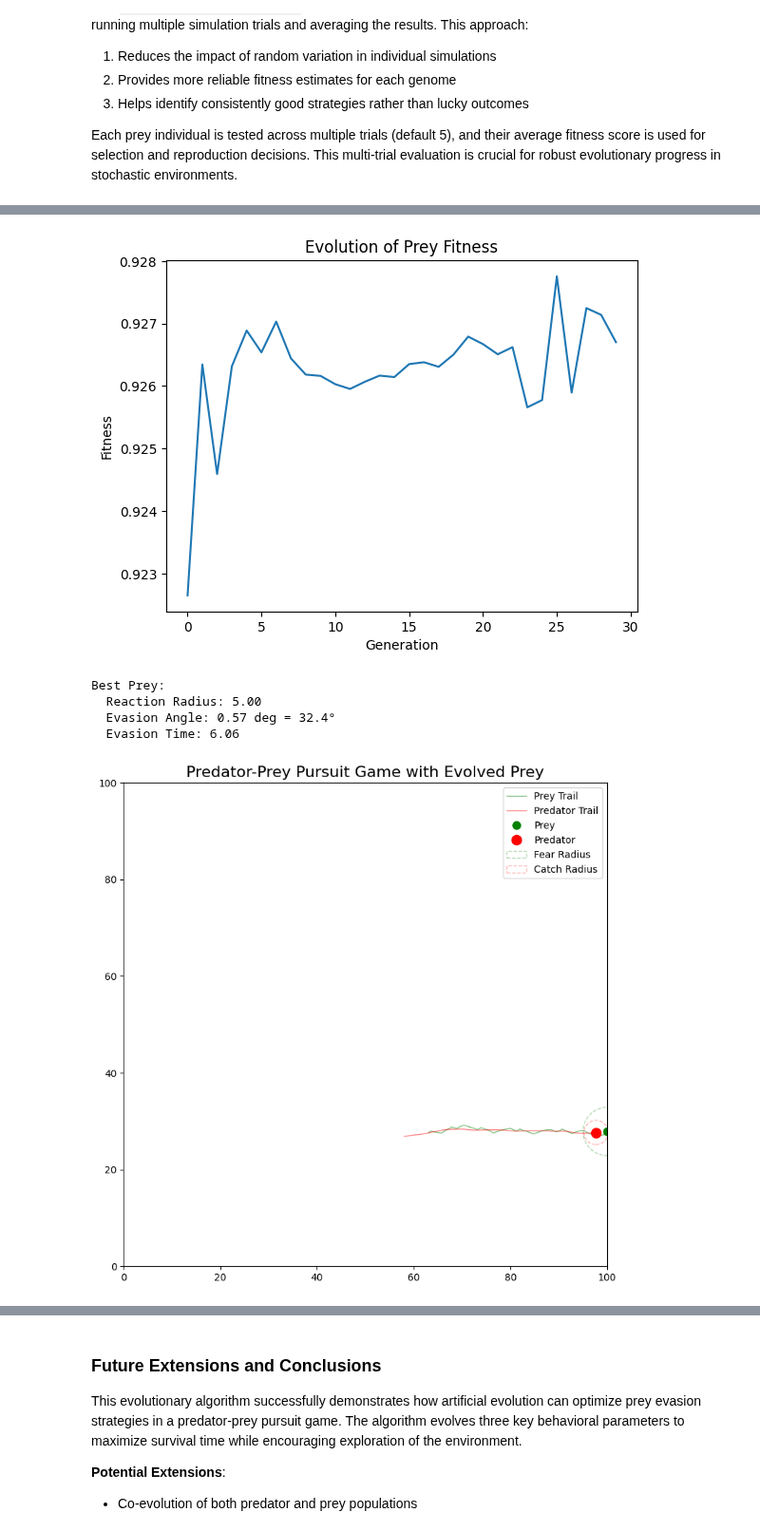
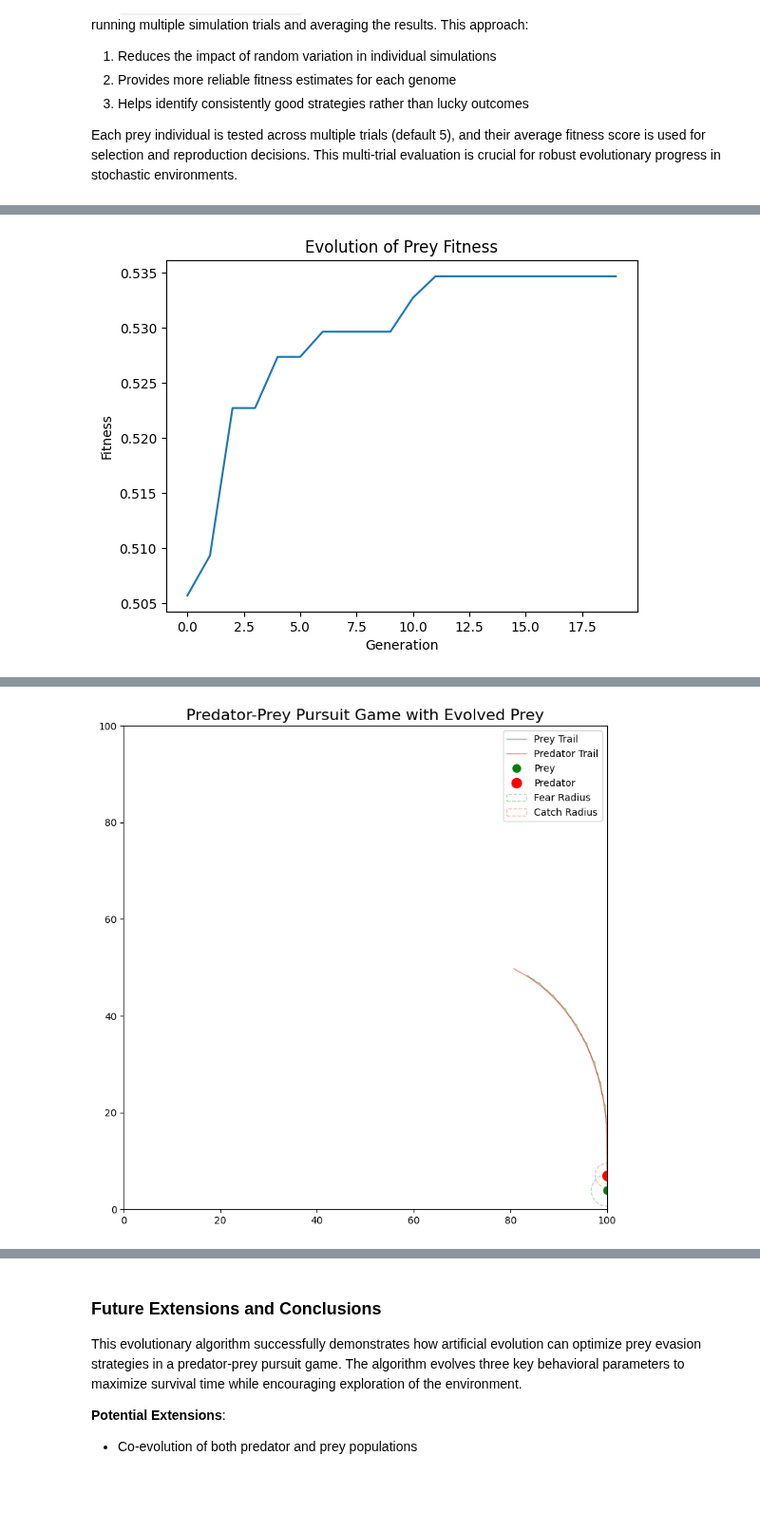
Before and after one commit to quercia-dev/pursuit-curves, a Jupyter notebook: 02_EvolutionaryAlgorithm.ipynb, the cells around one changed output, grey strips where cells are left out. Shown at 95% size. Saved outputs shown, nothing was run; the diff lists cells and outputs as text; code cells hidden in the pictures; blank space fills up the shorter version.

```diff
--- a/02_EvolutionaryAlgorithm.ipynb
+++ b/02_EvolutionaryAlgorithm.ipynb
@@ -121,9 +121,9 @@ def mutate_genome(genome, attr_ranges: dict, rate: float = 0.2, strength: float
     return mutated
 
 prey_ranges = {
-    "react_radius": (5.0, 50.0),
+    "react_radius": (2.0, 10.0),
     "evasion_angle": (0.0, 2.0 * np.pi),
-    "evasion_time": (1.0, 10.0)
+    "evasion_time": (0.1, 10.0)
 }
 
 def mutate_prey(genome, rate=0.2, strength=0.2):
@@ -196,9 +196,9 @@ def initialize_prey_population(population_size):
     population = []
     for _ in range(population_size):
         genome = PreyGenome()
-        genome.react_radius = np.random.uniform(5.0, 50.0)
-        genome.evasion_angle = np.random.uniform(0.0, 2 * np.pi)
-        genome.evasion_time = np.random.uniform(1.0, 10.0)
+        genome.react_radius = np.random.uniform(2.0, 10.0)
+        genome.evasion_angle = np.random.uniform(np.pi / 8, 2 * np.pi)
+        genome.evasion_time = np.random.uniform(0.5, 10.0)
         population.append(genome)
     return population
 # %% [markdown]
@@ -249,6 +252,7 @@ The function returns the final evolved population along with historical data for
 # %%
 def evolve_preys(simulation_params, prey_pop_size=50, generations=100,
-           mutation_rate=0.2, mutation_strength=0.2, crossover_rate=0.7):
+           mutation_rate=0.2, mutation_strength=0.2, crossover_rate=0.7,
+           verbose=False):
     """
     Main evolutionary algorithm loop that evolves prey populations
     """
@@ -258,7 +262,8 @@ def evolve_preys(simulation_params, prey_pop_size=50, generations=100,
     best_prey_history = []
 
     for generation in range(generations):
-        print(f"Generation {generation+1}/{generations}")
+        if verbose:
+            print(f"Generation {generation+1}/{generations}")
 
         # Evaluate fitness
         fitness_values = evaluate_prey_population(prey_population, simulation_params)
@@ -273,7 +278,8 @@ def evolve_preys(simulation_params, prey_pop_size=50, generations=100,
         best_prey_history.append(best_prey)
 
         # Print progress
-        print(f"  Best prey fitness: {fitness_history[-1]:.4f}")
+        if verbose:
+            print(f"  Best prey fitness: {fitness_history[-1]:.4f}")
 
         # Create new generation with recombination and mutation
         new_prey_population = []
@@ -321,25 +327,17 @@ simulation_params = {
     'dt': 0.1,
     'width': 100,
     'height': 100,
-    'max_time': 100  # Maximum simulation time
+    'max_time': 60  # Maximum simulation time
 }
 
 # Run evolution
 prey_pop, prey_history, best_prey_history = evolve_preys(
     simulation_params,
-    prey_pop_size=10,
-    generations=30,
+    prey_pop_size=30,
+    generations=20,
     mutation_rate=0.3,
     mutation_strength=0.25
 )
-
-# Visualize evolution progress
-def visualize_evolution(fitness_history):
-    plt.plot(fitness_history)
-    plt.xlabel("Generation")
-    plt.ylabel("Fitness")
-    plt.title("Evolution of Prey Fitness")
-    plt.show()
 
 visualize_evolution(prey_history)
 
@@ -351,38 +349,7 @@ print(f"  Reaction Radius: {best_prey.react_radius:.2f}")
 print(f"  Evasion Angle: {best_prey.evasion_angle:.2f} deg = {best_prey.evasion_angle * 180 / np.pi:.1f}°")
 print(f"  Evasion Time: {best_prey.evasion_time:.2f}")
 
-# Visualize a simulation with the best individual
-def visualize_best_simulation(best_prey, simulation_params):
-    game = run_simulation(best_prey, simulation_params)
-
-    fig, ax = plt.subplots(figsize=(12, 9))
-    ax.set_xlim(0, game.width)
-    ax.set_ylim(0, game.height)
-    ax.set_aspect('equal')
-    ax.set_title('Predator-Prey Pursuit Game with Evolved Prey', fontsize=16)
-
-    # Plot prey and predator trails
-    prey_x, prey_y = zip(*game.prey_trail)
-    pred_x, pred_y = zip(*game.predator_trail)
-    ax.plot(prey_x, prey_y, 'g-', alpha=0.5, linewidth=1, label='Prey Trail')
-    ax.plot(pred_x, pred_y, 'r-', alpha=0.5, linewidth=1, label='Predator Trail')
-
-    # Plot final positions
-    ax.plot(game.prey.x, game.prey.y, 'go', markersize=8, label='Prey')
-    ax.plot(game.predator.x, game.predator.y, 'ro', markersize=10, label='Predator')
-
-    # Fear radius circle
-    fear_circle = plt.Circle((game.prey.x, game.prey.y), game.prey.react_radius,
-                           fill=False, color='green', alpha=0.3, linestyle='--', label='Fear Radius')
-    ax.add_patch(fear_circle)
-
-    # Catch radius circle
-    catch_circle = plt.Circle((game.predator.x, game.predator.y), game.predator.catch_radius,
-                            fill=False, color='red', alpha=0.3, linestyle='--', label='Catch Radius')
-    ax.add_patch(catch_circle)
-
-    ax.legend(loc='upper right')
-    plt.show()
-
-visualize_best_simulation(best_prey, simulation_params)
+best_game = run_simulation(best_prey, simulation_params)
+visualize_best_simulation(best_game)
 # %% [output]
+[figure, new version]
@@ -406,6 +360 @@ Generation 30/30
-[figure, old version]
-Best Prey:
-  Reaction Radius: 5.00
-  Evasion Angle: 0.57 deg = 32.4°
-  Evasion Time: 6.06
-[figure, old version]
+[figure, new version]
```
Also changed, not shown: parts of 14 cells of this notebook.
